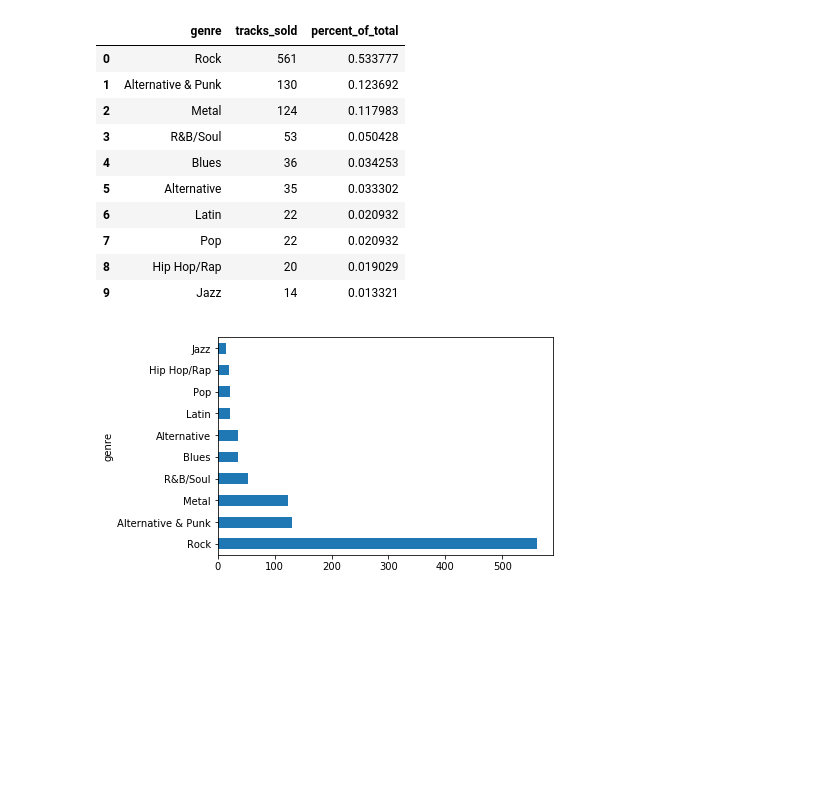
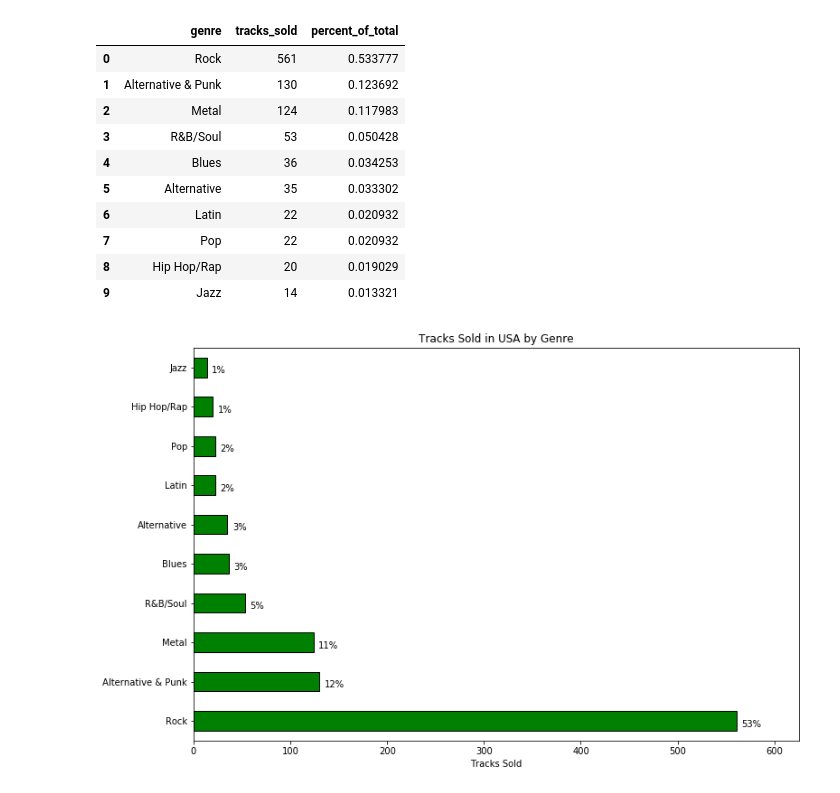
Before and after one commit to cfrisby/DataQuest_Projects, a Jupyter notebook: Answering Business Questions using SQL/Music_Store_SQL.ipynb, the cells around one changed output. Saved outputs shown, nothing was run; the diff lists cells and outputs as text; code cells hidden in the pictures; blank space fills up the shorter version.

```diff
--- a/Answering Business Questions using SQL/Music_Store_SQL.ipynb
+++ b/Answering Business Questions using SQL/Music_Store_SQL.ipynb
@@ -80,10 +82,26 @@ run_query(usa_tracks_by_genre)
 | 7 | Pop | 22 | 0.020932 |
 | 8 | Hip Hop/Rap | 20 | 0.019029 |
 | 9 | Jazz | 14 | 0.013321 |
-# %%
-genre_sales_usa = run_query(usa_tracks_by_genre).set_index("genre")
-genre_sales_usa['tracks_sold'].plot.barh()
-
-plt.show()
-# %% [output]
-[figure, removed]
+# %%
+genre_sales_usa = run_query(usa_tracks_by_genre).set_index("genre")
+ax = genre_sales_usa.plot(
+    y='tracks_sold',
+    kind='barh',
+    figsize=(12,8),
+    color='green',
+    edgecolor='black',
+    legend=False,
+    xlim=(0,625))
+
+plt.title("Tracks Sold in USA by Genre")
+plt.xlabel("Tracks Sold")
+plt.ylabel("")
+
+for i, label in enumerate(list(genre_sales_usa.index)):
+    score = genre_sales_usa.loc[label, "tracks_sold"]
+    label = (genre_sales_usa.loc[label, "percent_of_total"] * 100).astype(int).astype(str) + "%"
+    plt.annotate(label, (score + 5, i - 0.15))
+
+plt.show()
+# %% [output]
+[figure, added]
```
Also changed, not shown: parts of 8 cells of this notebook.
